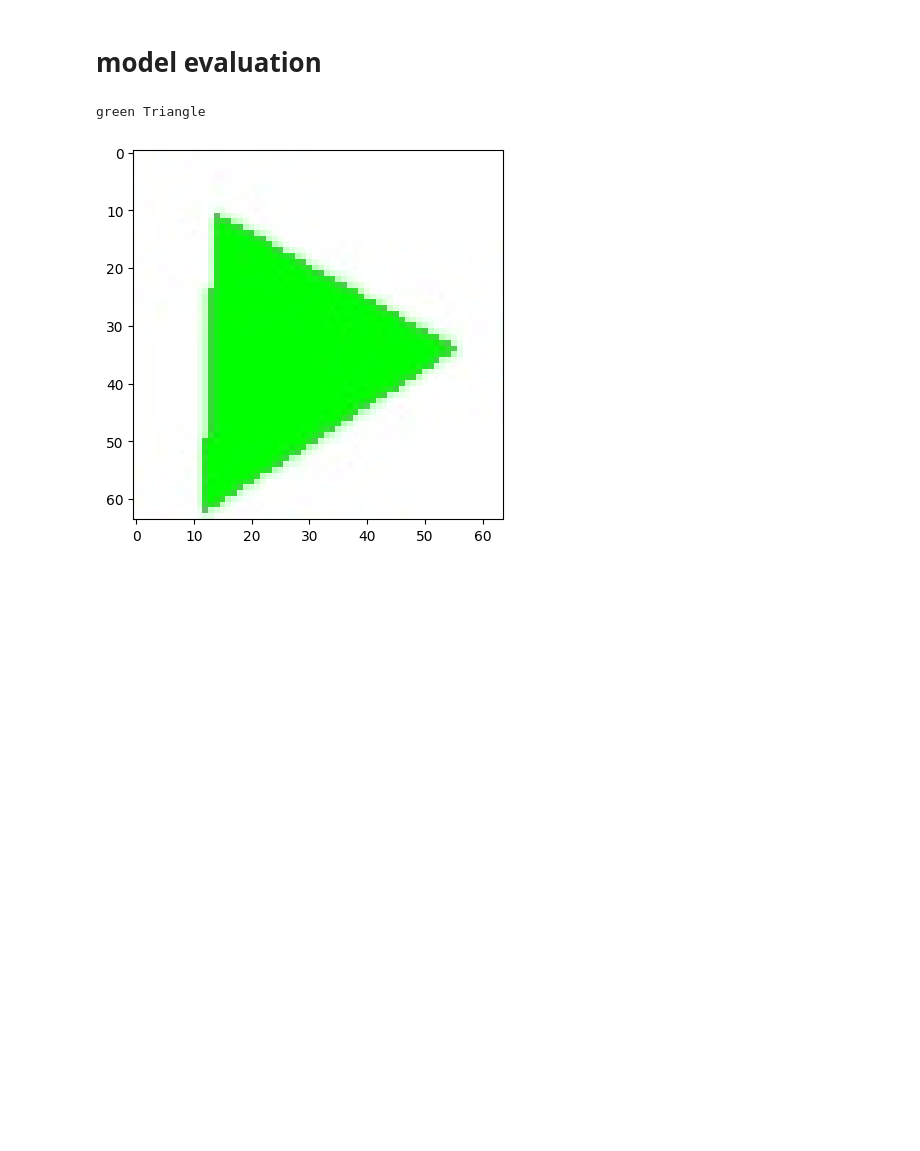
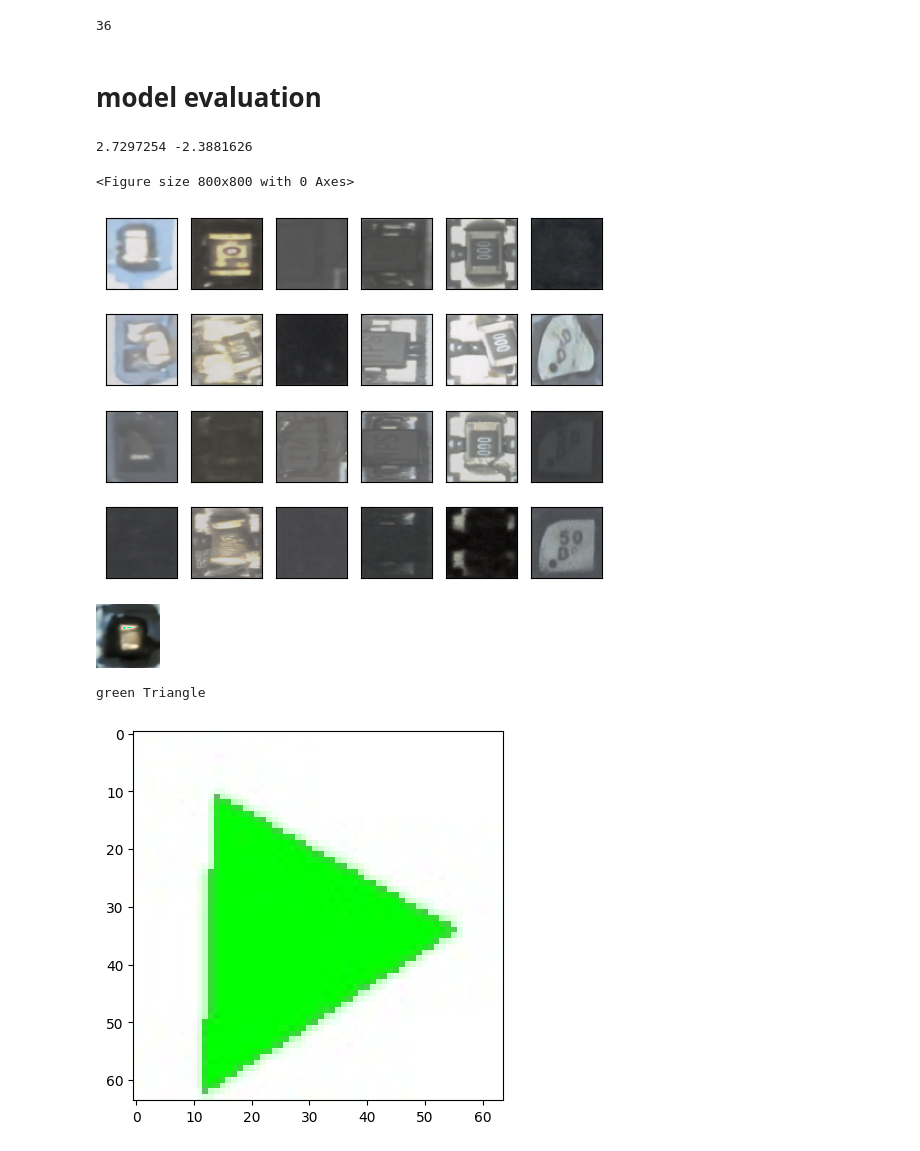
Before and after one commit to Larry234/Conditional_Diffusion, a Jupyter notebook: module_test.ipynb, the cells around one changed output. Cells and saved outputs as stored; diff of their text form; code cells hidden in the pictures; blank space fills up the shorter version.

```diff
--- a/module_test.ipynb
+++ b/module_test.ipynb
@@ -13,6 +13,14 @@ from glob import glob
 import os
 import shutil
 from einops import rearrange
+# %%
+from torchvision.datasets import ImageFolder
+
+ds = ImageFolder("/root/notebooks/nfs/work/dataset/toy_dataset_500")
+idx_to_class = {v: k for k, v in ds.class_to_idx.items()}
+print(len(idx_to_class))
+# %% [output]
+36
 # %% [markdown]
 # model evaluation
 # %%
@@ -38,12 +46,13 @@ model = UNetAttention(
     use_spatial_transformer=True
 ).to(device)
 
-ckpt = torch.load('checkpoints/DDIM_Phison/model_100.pth', map_location=device)
+ckpt = torch.load('checkpoints/DDIM_Phison/model_90.pth', map_location=device)
 model_dict = ckpt['model']
 new_dict = OrderedDict()
 for k, v in model_dict.items():
     new_dict[k[7:]] = v
 # %%
+import matplotlib.pyplot as plt
 model.load_state_dict(new_dict)
 
 sampler = DDIMSampler(model, (0.0001, 0.02), 1000, 1.8).to(device)
@@ -56,5 +65,31 @@ c2 = c2.repeat(4)
 c1, c2 = c1.to(device), c2.to(device)
 
 x0 = sampler(noise, c1, c2, steps=100)
-x0 = x0 * 0.5 + 0.5
-save_image(x0, 'test.png')
+x0 = x0.permute(0, 2, 3, 1)
+x0 = x0.cpu().detach().numpy()
+# %%
+mx, mn = x0.max(), x0.min()
+print(mx, mn)
+# x0 = (x0 - mn) / (mx - mn)
+# %% [output]
+2.7297254 -2.3881626
+# %%
+plt.figure(figsize=(8, 8))
+_, ax = plt.subplots(4, 6)
+for i in range(4):
+    for j in range(6):
+        x = x0[i*6+j, ...] * 255
+        ax[i, j].set_xticks([])
+        ax[i, j].set_yticks([])
+        ax[i, j].imshow(x.astype(np.uint8))
+# %% [output]
+<Figure size 800x800 with 0 Axes>
+[figure, added]
+# %%
+from PIL import Image
+
+trans = transforms.ToPILImage()
+img = trans(x[0, ...])
+img.show()
+# %% [output]
+[figure, added]
```
Also changed, not shown: parts of 1 cell of this notebook, 3 other files.
